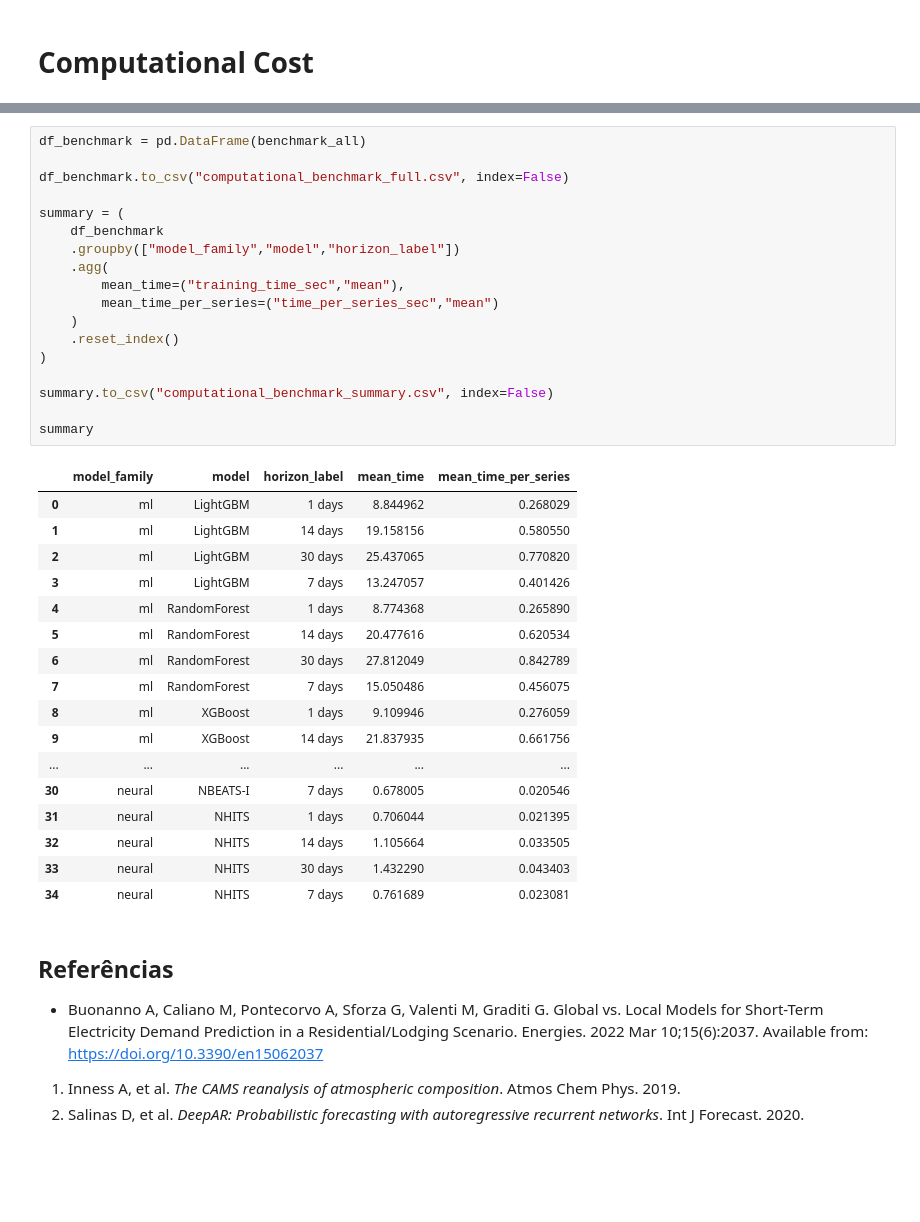
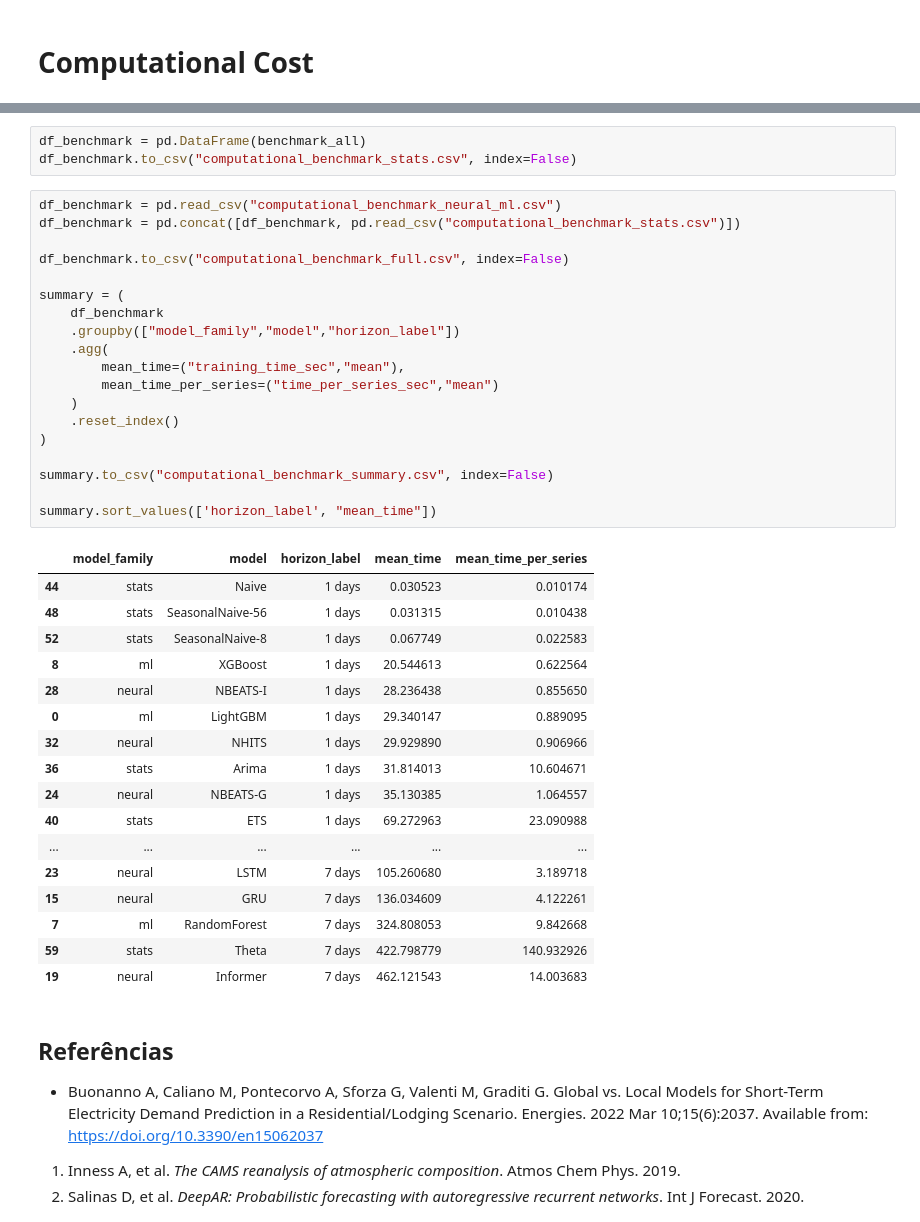
Before and after one commit to Gusmeira/Masters-Pollution, a Jupyter notebook: Masters 26/RQ1.ipynb, the cells around one changed output, grey strips where cells are left out. Cells and saved outputs as stored; diff of their text form; blank space fills up the shorter version.

Commit message:
:alembic: <RQ1> computational time

```diff
--- a/Masters 26/RQ1.ipynb
+++ b/Masters 26/RQ1.ipynb
@@ -1963,39 +1980,43 @@ for pollutant_name, pollutant_ in pollutants_dict.items():
+# %%
+df_benchmark = pd.DataFrame(benchmark_all)
+df_benchmark.to_csv("computational_benchmark_stats.csv", index=False)
 # %%
-df_benchmark = pd.DataFrame(benchmark_all)
+df_benchmark = pd.read_csv("computational_benchmark_neural_ml.csv")
+df_benchmark = pd.concat([df_benchmark, pd.read_csv("computational_benchmark_stats.csv")])
 
 df_benchmark.to_csv("computational_benchmark_full.csv", index=False)
 
 summary = (
     df_benchmark
     .groupby(["model_family","model","horizon_label"])
     .agg(
         mean_time=("training_time_sec","mean"),
         mean_time_per_series=("time_per_series_sec","mean")
     )
     .reset_index()
 )
 
 summary.to_csv("computational_benchmark_summary.csv", index=False)
 
-summary
+summary.sort_values(['horizon_label', "mean_time"])
 # %% [output]
 |  | model_family | model | horizon_label | mean_time | mean_time_per_series |
-| 0 | ml | LightGBM | 1 days | 8.844962 | 0.268029 |
-| 1 | ml | LightGBM | 14 days | 19.158156 | 0.580550 |
-| 2 | ml | LightGBM | 30 days | 25.437065 | 0.770820 |
-| 3 | ml | LightGBM | 7 days | 13.247057 | 0.401426 |
-| 4 | ml | RandomForest | 1 days | 8.774368 | 0.265890 |
-| 5 | ml | RandomForest | 14 days | 20.477616 | 0.620534 |
-| 6 | ml | RandomForest | 30 days | 27.812049 | 0.842789 |
-| 7 | ml | RandomForest | 7 days | 15.050486 | 0.456075 |
-| 8 | ml | XGBoost | 1 days | 9.109946 | 0.276059 |
-| 9 | ml | XGBoost | 14 days | 21.837935 | 0.661756 |
+| 44 | stats | Naive | 1 days | 0.030523 | 0.010174 |
+| 48 | stats | SeasonalNaive-56 | 1 days | 0.031315 | 0.010438 |
+| 52 | stats | SeasonalNaive-8 | 1 days | 0.067749 | 0.022583 |
+| 8 | ml | XGBoost | 1 days | 20.544613 | 0.622564 |
+| 28 | neural | NBEATS-I | 1 days | 28.236438 | 0.855650 |
+| 0 | ml | LightGBM | 1 days | 29.340147 | 0.889095 |
+| 32 | neural | NHITS | 1 days | 29.929890 | 0.906966 |
+| 36 | stats | Arima | 1 days | 31.814013 | 10.604671 |
+| 24 | neural | NBEATS-G | 1 days | 35.130385 | 1.064557 |
+| 40 | stats | ETS | 1 days | 69.272963 | 23.090988 |
 | ... | ... | ... | ... | ... | ... |
-| 30 | neural | NBEATS-I | 7 days | 0.678005 | 0.020546 |
-| 31 | neural | NHITS | 1 days | 0.706044 | 0.021395 |
-| 32 | neural | NHITS | 14 days | 1.105664 | 0.033505 |
-| 33 | neural | NHITS | 30 days | 1.432290 | 0.043403 |
-| 34 | neural | NHITS | 7 days | 0.761689 | 0.023081 |
+| 23 | neural | LSTM | 7 days | 105.260680 | 3.189718 |
+| 15 | neural | GRU | 7 days | 136.034609 | 4.122261 |
+| 7 | ml | RandomForest | 7 days | 324.808053 | 9.842668 |
+| 59 | stats | Theta | 7 days | 422.798779 | 140.932926 |
+| 19 | neural | Informer | 7 days | 462.121543 | 14.003683 |
 # %% [markdown]
 <!-- ### 1) Universo experimental e unidade de análise
 
```
Also changed, not shown: parts of 7 cells of this notebook, 5 other files.
